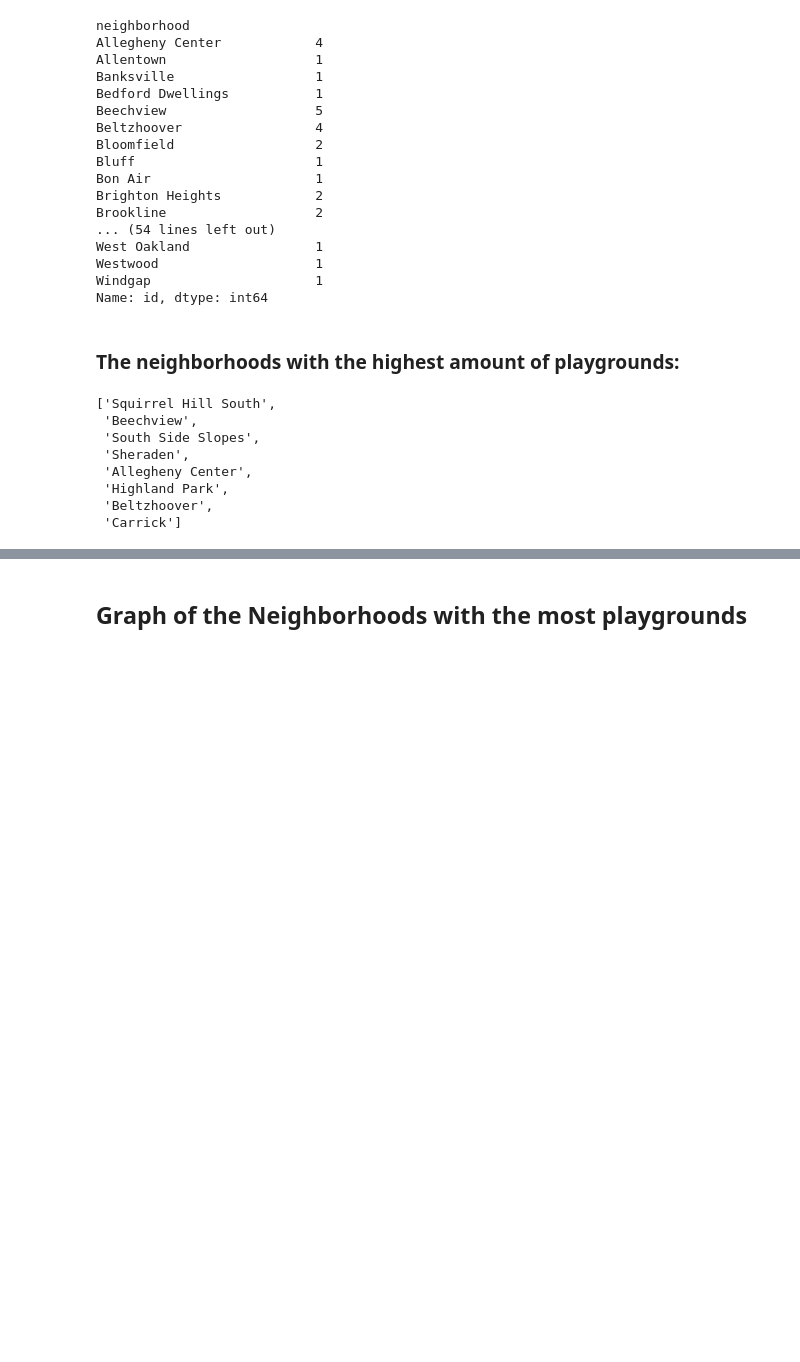
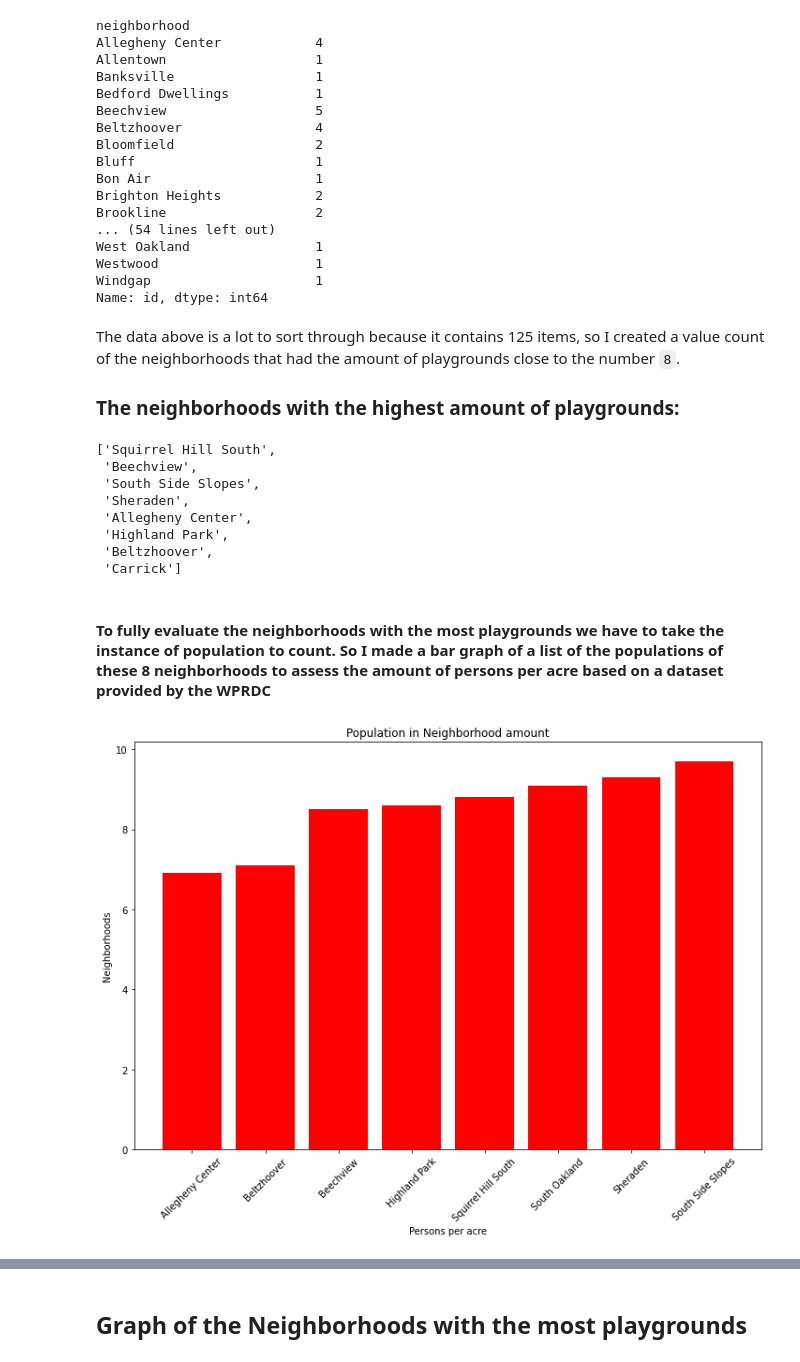
Before and after one commit to LucyEReilly/BigIdeasFinal, a Jupyter notebook: FinalNotebook.ipynb, the cells around one changed output, grey strips where cells are left out. Drawn from its saved outputs; the diff is of its cells as text; code cells hidden in the pictures; blank space fills up the shorter version.

```diff
--- a/FinalNotebook.ipynb
+++ b/FinalNotebook.ipynb
@@ -316,8 +318,10 @@ West Oakland                1
 Westwood                    1
 Windgap                     1
 Name: id, dtype: int64
-# %% [markdown]
-### The neighborhoods with the highest amount of playgrounds:
+# %% [markdown]
+The data above is a lot to sort through because it contains 125 items, so I created a value count of the neighborhoods that had the amount of playgrounds close to the number `8`.
+######
+### The neighborhoods with the highest amount of playgrounds:
 # %%
 n = 8
 highdata = data['neighborhood'].value_counts()[:n].index.tolist()
@@ -331,3 +335,30 @@ highdata
  'Highland Park',
  'Beltzhoover',
  'Carrick']
+# %% [markdown]
+#### To fully evaluate the neighborhoods with the most playgrounds we have to take the instance of population to count. So I made a bar graph of a list of the populations of these 8 neighborhoods to assess the amount of persons per acre based on a dataset provided by the WPRDC
+# %%
+plt.figure(figsize=[12, 8])
+#plt.rcParams["figure.autolayout"] = False
+df = pd.DataFrame(dict(name=['Squirrel Hill South',
+ 'South Side Slopes',
+ 'Beechview',
+ 'Sheraden',
+ 'Allegheny Center',
+ 'Highland Park',
+ 'Beltzhoover',
+ 'South Oakland'],popnum=[8.8, 9.7, 8.5, 9.3, 6.9, 8.6, 7.1, 9.1]))
+
+df_sorted = df.sort_values('popnum')
+plt.bar('name', 'popnum', data=df_sorted, color='red')
+
+plt.title("Population in Neighborhood amount")
+plt.xlabel("Persons per acre")
+plt.ylabel("Neighborhoods")
+plt.xticks(rotation=45)
+
+plt.savefig('2BarPlot.png')
+# Displaying the bar plot
+plt.show()
+# %% [output]
+[figure, added]
```
Also changed, not shown: parts of 6 cells of this notebook.
